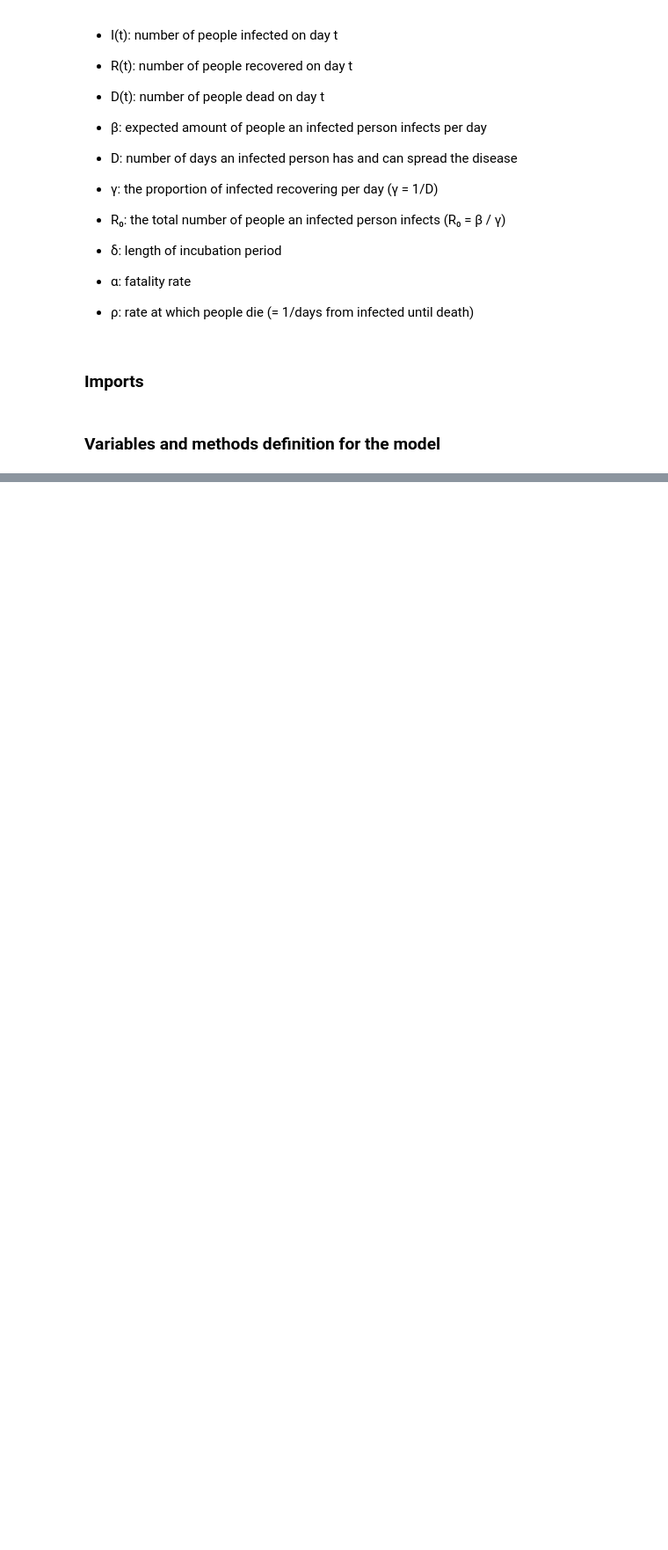
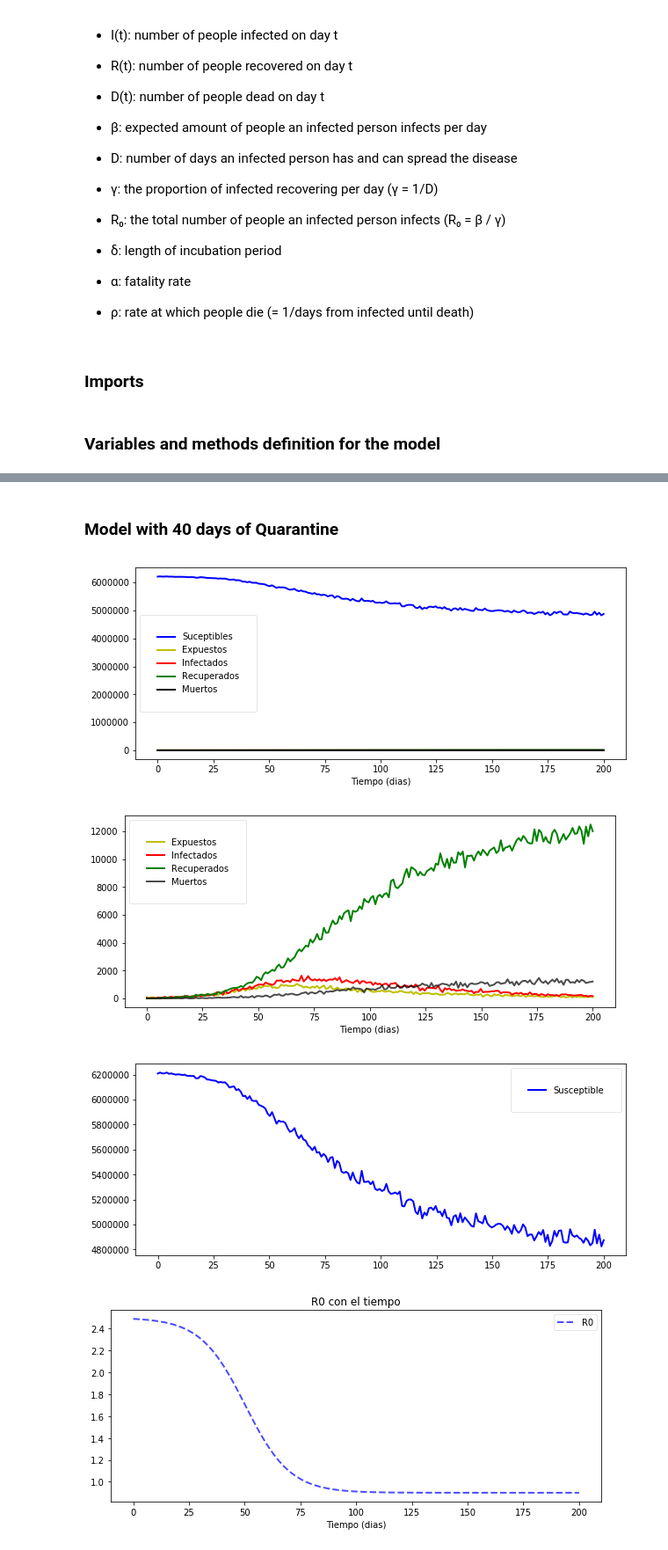
Before and after one commit to memoherreraacosta/modelo_seir, a Jupyter notebook: Model_refactored_by_Daniela.ipynb, the cells around one changed output, grey strips where cells are left out. Shown at 88% size. Saved outputs shown, nothing was run; the diff lists cells and outputs as text; code cells hidden in the pictures; blank space fills up the shorter version.

```diff
--- a/Model_refactored_by_Daniela.ipynb
+++ b/Model_refactored_by_Daniela.ipynb
@@ -209,0 +219,9 @@ data_time(40,ret)
+# %% [markdown]
+### Model with 40 days of Quarantine
+# %%
+seir(L=40, lockdown_start=20, days=200)
+# %% [output]
+[figure, added]
+[figure, added]
+[figure, added]
+[figure, added]
```
Also changed, not shown: parts of 6 cells of this notebook.
